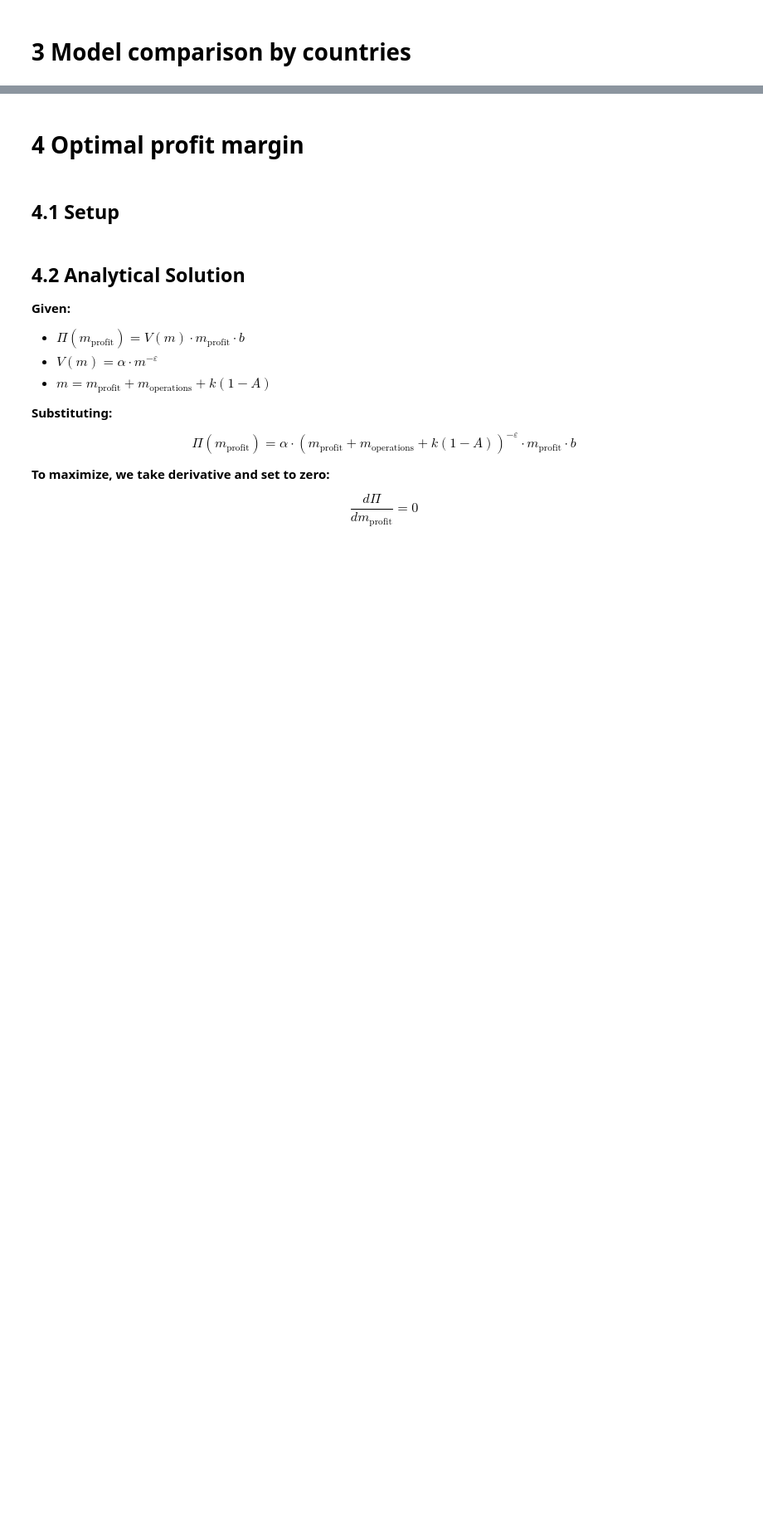
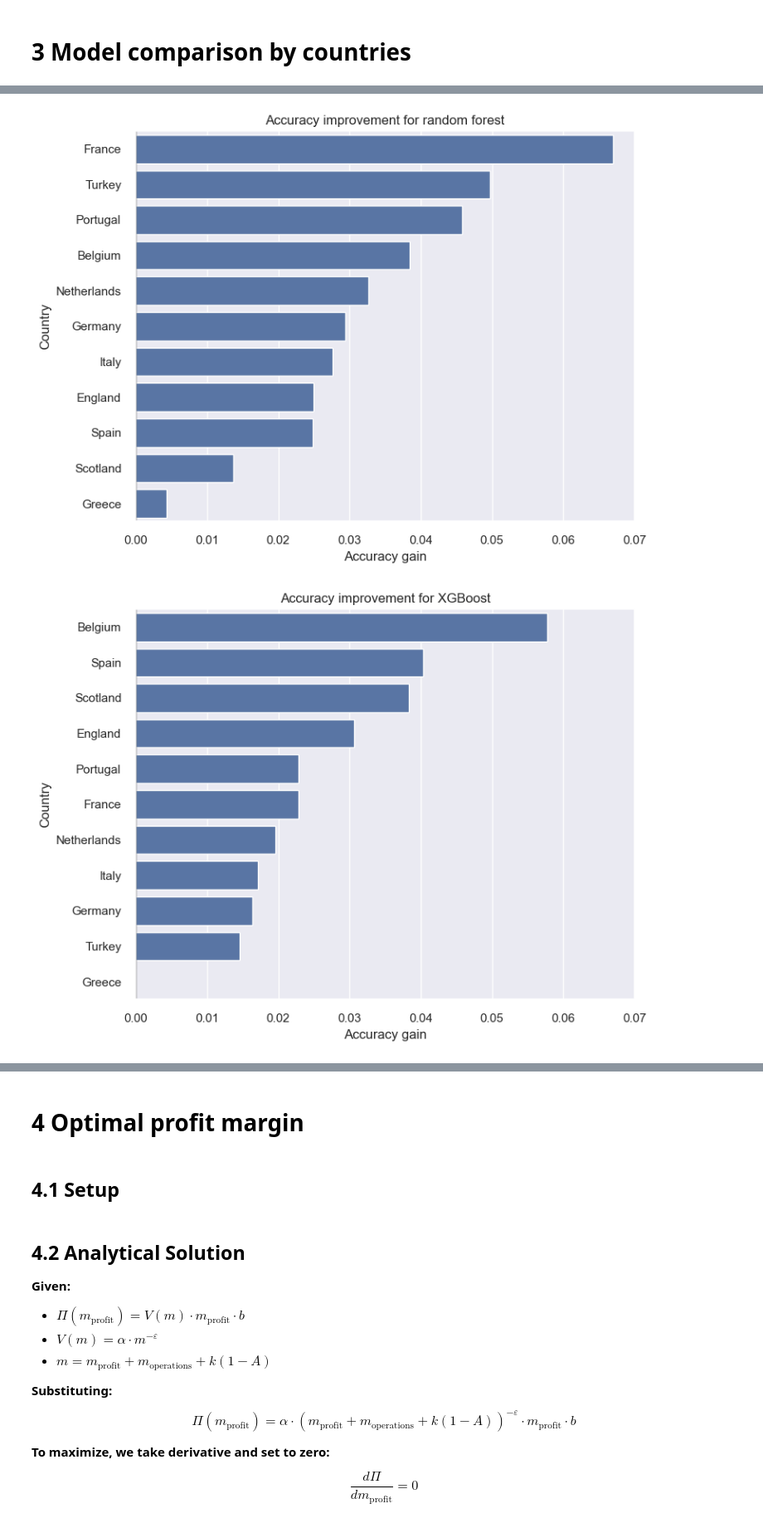
Before and after one commit to OndrejZ24/soccer-leagues-predictions, a Jupyter notebook: model_comparison.ipynb, the cells around one changed output, grey strips where cells are left out. Shown: that part at 83% size. Drawn from its saved outputs; the diff is of its cells as text; code cells hidden in the pictures; blank space fills up the shorter version.

```diff
--- a/model_comparison.ipynb
+++ b/model_comparison.ipynb
@@ -379,0 +349,14 @@ plt.show()
+# %%
+# Accuracy improvements per country
+acc_pivot = metrics_country_agg.pivot(
+    index="Country",
+    columns="Model",
+    values="Accuracy"
+)
+
+acc_pivot["RF_improvement"]  = acc_pivot["RF Extended"]  - acc_pivot["RF Baseline"]
+acc_pivot["XGB_improvement"] = acc_pivot["XGB Extended"] - acc_pivot["XGB Baseline"]
+acc_pivot["Mean_improvement"] = (acc_pivot["RF_improvement"] + acc_pivot["XGB_improvement"])/2
+
+improvements = acc_pivot[["RF_improvement", "XGB_improvement", "Mean_improvement"]].reset_index()
+improvements.sort_values(by = "Mean_improvement", ascending=False)
@@ -379,0 +376,37 @@ plt.show()
+# %%
+# Sort by RF improvement
+rf_imp = improvements.sort_values("RF_improvement", ascending=False)
+
+plt.figure(figsize=(8, 6))
+sns.barplot(
+    data=rf_imp,
+    y="Country",
+    x="RF_improvement"
+)
+plt.title("Accuracy improvement for random forest")
+plt.xlabel("Accuracy gain")
+plt.ylabel("Country")
+plt.axvline(0, color="black", linewidth=1)
+plt.xlim(0, 0.07)
+plt.tight_layout()
+plt.show()
+
+# Sort by RF improvement
+xgb_imp = improvements.sort_values("XGB_improvement", ascending=False)
+
+plt.figure(figsize=(8, 6))
+sns.barplot(
+    data=xgb_imp,
+    y="Country",
+    x="XGB_improvement"
+)
+plt.title("Accuracy improvement for XGBoost")
+plt.xlabel("Accuracy gain")
+plt.ylabel("Country")
+plt.axvline(0, color="black", linewidth=1)
+plt.xlim(0,0.07)
+plt.tight_layout()
+plt.show()
+# %% [output]
+[figure, added]
+[figure, added]
```
Also changed, not shown: parts of 17 cells of this notebook.
